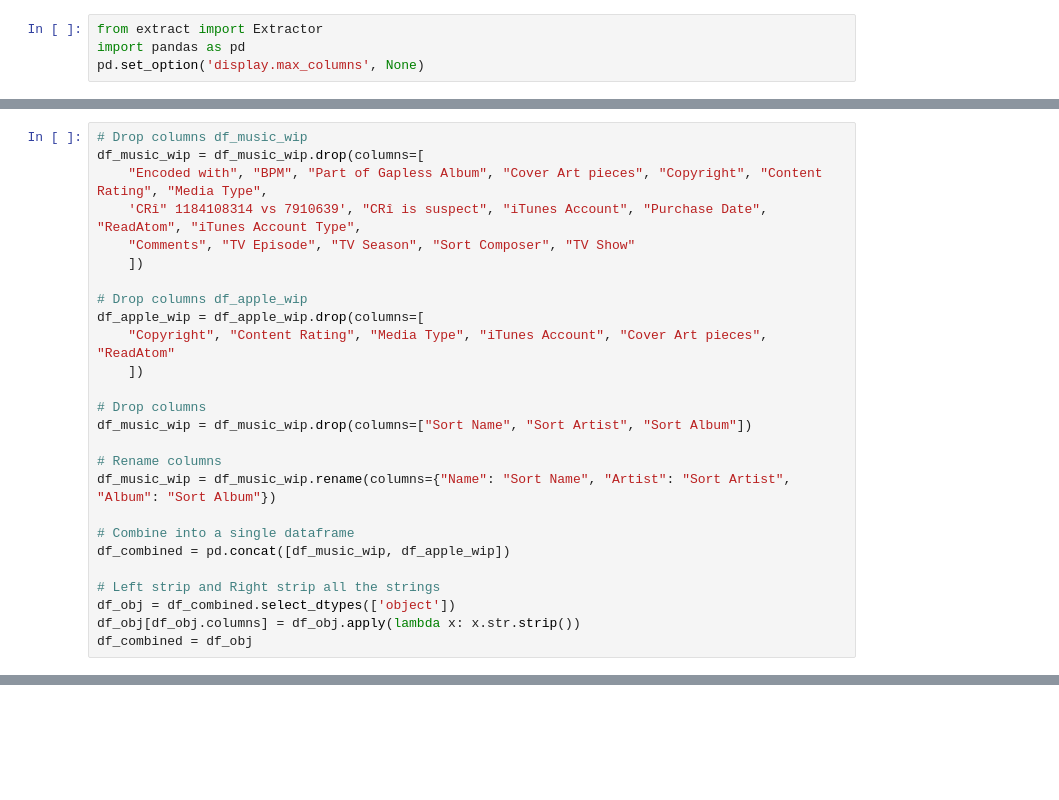
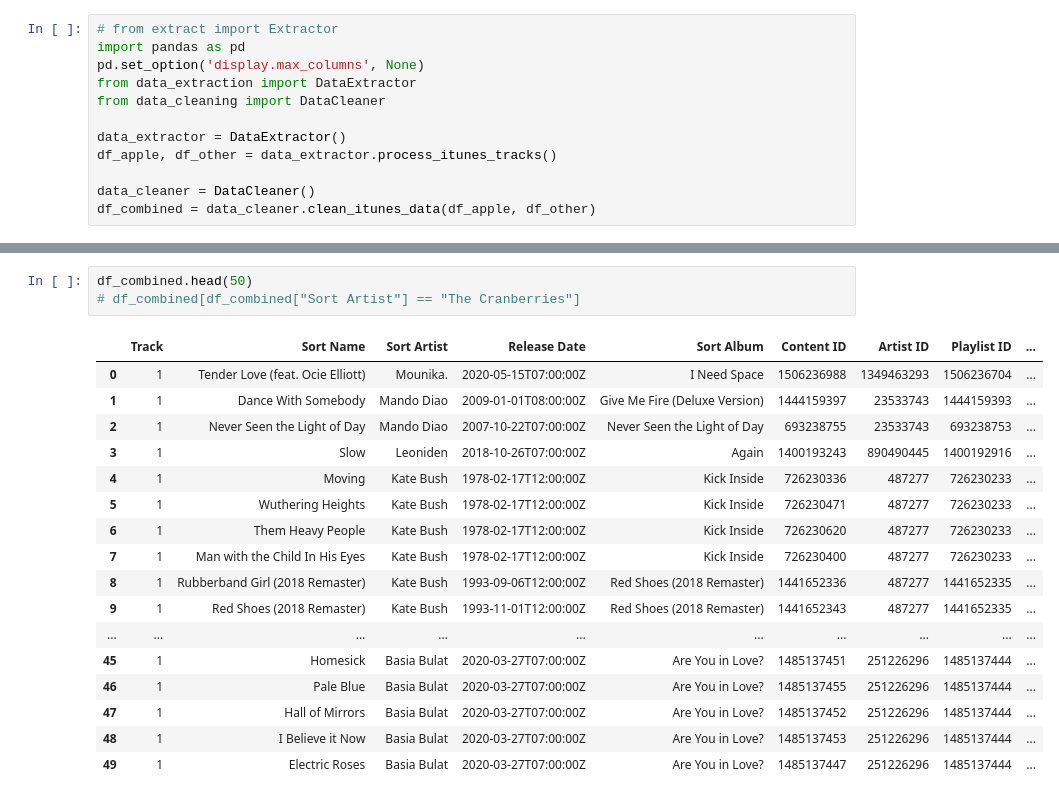
Before and after one commit to lmash/spotify, a Jupyter notebook: investigate.ipynb, the cells around one changed output, grey strips where cells are left out. Saved outputs shown, nothing was run; the diff lists cells and outputs as text; blank space fills up the shorter version.

Commit message:
Cleaning functions moved to DataCleaner class

```diff
--- a/investigate.ipynb
+++ b/investigate.ipynb
@@ -1,4 +1,12 @@
 # %%
-from extract import Extractor
+# from extract import Extractor
 import pandas as pd
 pd.set_option('display.max_columns', None)
+from data_extraction import DataExtractor
+from data_cleaning import DataCleaner
+
+data_extractor = DataExtractor()
+df_apple, df_other = data_extractor.process_itunes_tracks()
+
+data_cleaner = DataCleaner()
+df_combined = data_cleaner.clean_itunes_data(df_apple, df_other)
@@ -30,26 +12,0 @@ KeyboardInterrupt:
-# %%
-# Drop columns df_music_wip
-df_music_wip = df_music_wip.drop(columns=[
-    "Encoded with", "BPM", "Part of Gapless Album", "Cover Art pieces", "Copyright", "Content Rating", "Media Type",
-    'CRî" 1184108314 vs 7910639', "CRî is suspect", "iTunes Account", "Purchase Date", "ReadAtom", "iTunes Account Type",
-    "Comments", "TV Episode", "TV Season", "Sort Composer", "TV Show"
-    ])
-
-# Drop columns df_apple_wip
-df_apple_wip = df_apple_wip.drop(columns=[
-    "Copyright", "Content Rating", "Media Type", "iTunes Account", "Cover Art pieces", "ReadAtom"
-    ])
-
-# Drop columns
-df_music_wip = df_music_wip.drop(columns=["Sort Name", "Sort Artist", "Sort Album"])
-
-# Rename columns
-df_music_wip = df_music_wip.rename(columns={"Name": "Sort Name", "Artist": "Sort Artist", "Album": "Sort Album"})
-
-# Combine into a single dataframe
-df_combined = pd.concat([df_music_wip, df_apple_wip])
-
-# Left strip and Right strip all the strings
-df_obj = df_combined.select_dtypes(['object'])
-df_obj[df_obj.columns] = df_obj.apply(lambda x: x.str.strip())
-df_combined = df_obj
@@ -77,0 +33,21 @@ memory usage: 938.6+ KB
+# %%
+df_combined.head(50)
+# df_combined[df_combined["Sort Artist"] == "The Cranberries"]
+# %% [output]
+|  | Track | Sort Name | Sort Artist | Release Date | Sort Album | Content ID | Artist ID | Playlist ID | ... |
+| 0 | 1 | Tender Love (feat. Ocie Elliott) | Mounika. | 2020-05-15T07:00:00Z | I Need Space | 1506236988 | 1349463293 | 1506236704 | ... |
+| 1 | 1 | Dance With Somebody | Mando Diao | 2009-01-01T08:00:00Z | Give Me Fire (Deluxe Version) | 1444159397 | 23533743 | 1444159393 | ... |
+| 2 | 1 | Never Seen the Light of Day | Mando Diao | 2007-10-22T07:00:00Z | Never Seen the Light of Day | 693238755 | 23533743 | 693238753 | ... |
+| 3 | 1 | Slow | Leoniden | 2018-10-26T07:00:00Z | Again | 1400193243 | 890490445 | 1400192916 | ... |
+| 4 | 1 | Moving | Kate Bush | 1978-02-17T12:00:00Z | Kick Inside | 726230336 | 487277 | 726230233 | ... |
+| 5 | 1 | Wuthering Heights | Kate Bush | 1978-02-17T12:00:00Z | Kick Inside | 726230471 | 487277 | 726230233 | ... |
+| 6 | 1 | Them Heavy People | Kate Bush | 1978-02-17T12:00:00Z | Kick Inside | 726230620 | 487277 | 726230233 | ... |
+| 7 | 1 | Man with the Child In His Eyes | Kate Bush | 1978-02-17T12:00:00Z | Kick Inside | 726230400 | 487277 | 726230233 | ... |
+| 8 | 1 | Rubberband Girl (2018 Remaster) | Kate Bush | 1993-09-06T12:00:00Z | Red Shoes (2018 Remaster) | 1441652336 | 487277 | 1441652335 | ... |
+| 9 | 1 | Red Shoes (2018 Remaster) | Kate Bush | 1993-11-01T12:00:00Z | Red Shoes (2018 Remaster) | 1441652343 | 487277 | 1441652335 | ... |
+| ... | ... | ... | ... | ... | ... | ... | ... | ... | ... |
+| 45 | 1 | Homesick | Basia Bulat | 2020-03-27T07:00:00Z | Are You in Love? | 1485137451 | 251226296 | 1485137444 | ... |
+| 46 | 1 | Pale Blue | Basia Bulat | 2020-03-27T07:00:00Z | Are You in Love? | 1485137455 | 251226296 | 1485137444 | ... |
+| 47 | 1 | Hall of Mirrors | Basia Bulat | 2020-03-27T07:00:00Z | Are You in Love? | 1485137452 | 251226296 | 1485137444 | ... |
+| 48 | 1 | I Believe it Now | Basia Bulat | 2020-03-27T07:00:00Z | Are You in Love? | 1485137453 | 251226296 | 1485137444 | ... |
+| 49 | 1 | Electric Roses | Basia Bulat | 2020-03-27T07:00:00Z | Are You in Love? | 1485137447 | 251226296 | 1485137444 | ... |
```
Also changed, not shown: parts of 3 cells of this notebook, 7 other files.
